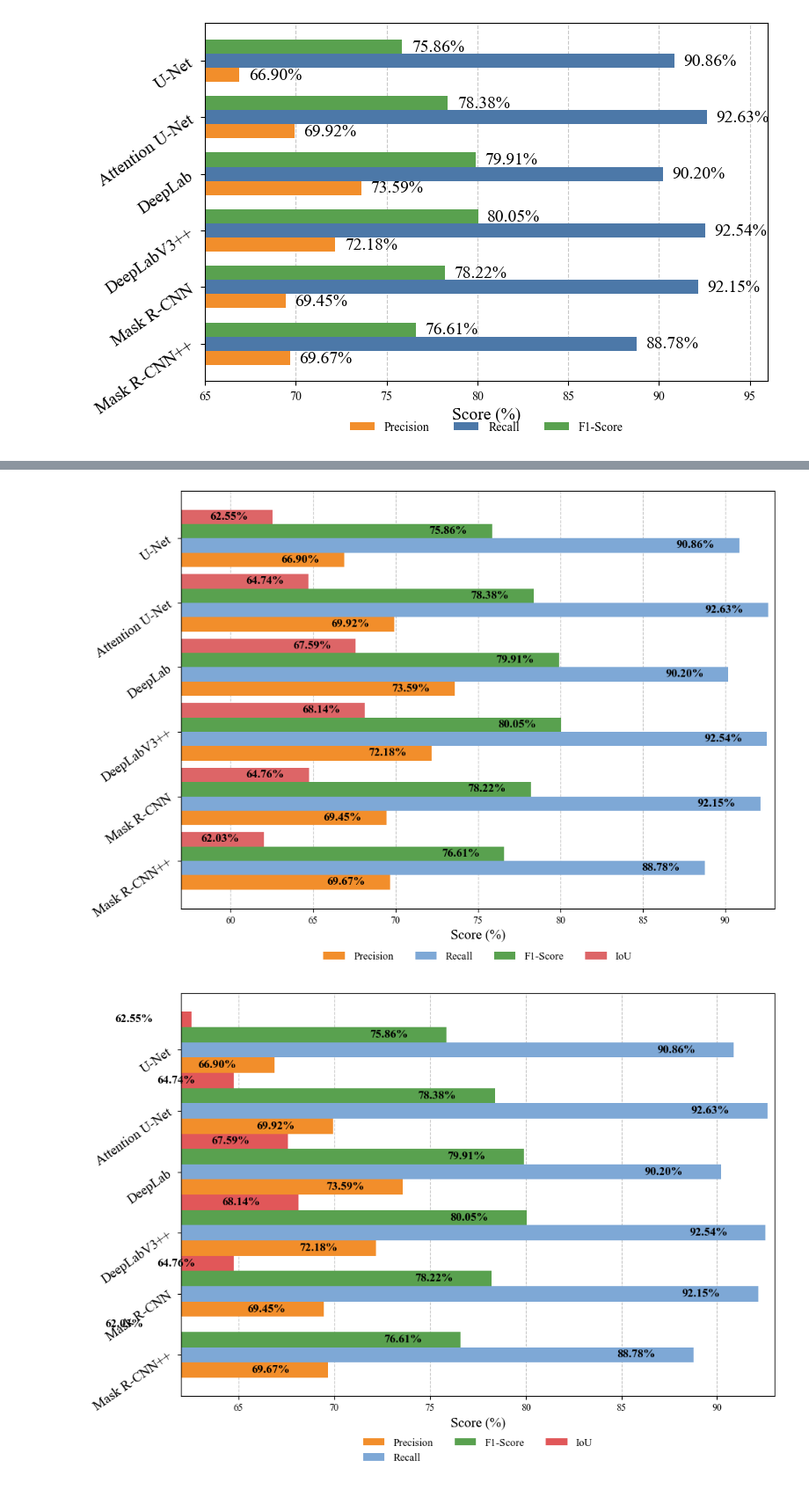
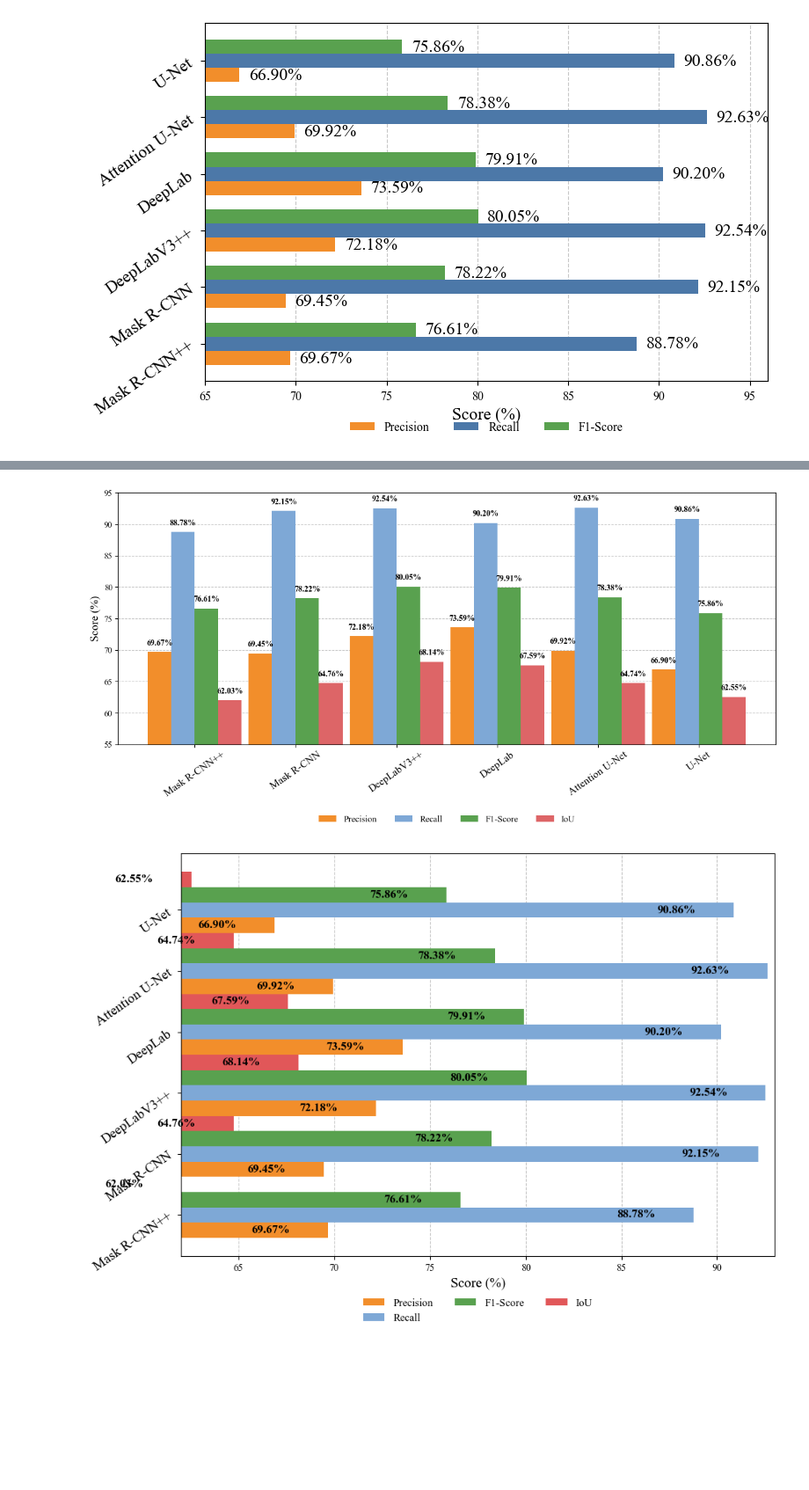
Before and after one commit to ammaster10s/Year3, a Jupyter notebook: Temp/Test.ipynb, the cells around one changed output, grey strips where cells are left out. Shown at 88% size. Cells and saved outputs as stored; diff of their text form; code cells hidden in the pictures; blank space fills up the shorter version.

```diff
--- a/Temp/Test.ipynb
+++ b/Temp/Test.ipynb
@@ -682,66 +678,62 @@ plt.show()
 import matplotlib.pyplot as plt
 import numpy as np
 
 # Set font
 plt.rcParams['font.family'] = 'Times New Roman'
 
 # Data
 models = ['U-Net', 'Attention U-Net', 'DeepLab', 'DeepLabV3++', 'Mask R-CNN', 'Mask R-CNN++']
 precision = [66.90, 69.92, 73.59, 72.18, 69.45, 69.67]
 f1_score = [75.86, 78.38, 79.91, 80.05, 78.22, 76.61]
 recall = [90.86, 92.63, 90.20, 92.54, 92.15, 88.78]
 iou = [62.55, 64.74, 67.59, 68.14, 64.76, 62.03]
 
-# Reverse for plotting
+# Reverse order for consistent visual
 models = models[::-1]
 precision = precision[::-1]
 recall = recall[::-1]
 f1_score = f1_score[::-1]
 iou = iou[::-1]
 
-# Bar settings
-bar_width = 0.25
-index = np.arange(len(models)) * (bar_width * 4.5)  # spacing for 4 bars
+# Bar config
+bar_width = 0.35
+index = np.arange(len(models)) * (bar_width * 4.3)
 
-# Create figure and axes
-fig, ax = plt.subplots(figsize=(10, 7))
+fig, ax = plt.subplots(figsize=(12, 6))
 
-# Plot each metric
-bars1 = ax.barh(index, precision, bar_width, label='Precision', color='#F28E2B')
-bars2 = ax.barh(index + bar_width, recall, bar_width, label='Recall', color="#7EA8D6")
-bars3 = ax.barh(index + 2 * bar_width, f1_score, bar_width, label='F1-Score', color='#59A14F')
-bars4 = ax.barh(index + 3 * bar_width, iou, bar_width, label='IoU', color="#DD6567")
+# Bars
+bars1 = ax.bar(index, precision, bar_width, label='Precision', color='#F28E2B')
+bars2 = ax.bar(index + bar_width, recall, bar_width, label='Recall', color="#7EA8D6")
+bars3 = ax.bar(index + 2 * bar_width, f1_score, bar_width, label='F1-Score', color='#59A14F')
+bars4 = ax.bar(index + 3 * bar_width, iou, bar_width, label='IoU', color="#DD6567")
 
-# Set yticks correctly (middle of grouped bars)
-ax.set_yticks(index + 1.5 * bar_width)
-ax.set_yticklabels(models, fontsize=14, rotation=35)
+# X-axis
+ax.set_xticks(index + 1.5 * bar_width)
+ax.set_xticklabels(models, rotation=35, fontsize=13)
 
-# Add value labels to all bars
-for bars in [bars1, bars2, bars3,bars4]:
+# Add text labels
+for bars in [bars1, bars2, bars3, bars4]:
     for bar in bars:
-        width = bar.get_width()
-        ax.text(width - 1.5, bar.get_y() + bar.get_height() / 2,
-                f'{width:.2f}%', va='center', ha='right', fontsize=12, color='black', fontweight='bold')
+        height = bar.get_height()
+        ax.text(bar.get_x() + bar.get_width() / 2, height + 0.8,
+                f'{height:.2f}%', ha='center', va='bottom', fontsize=9.8, fontweight='bold')
 
-# # For IoU, label on the right side because values are smaller
-# for bar in bars4:
-#     width = bar.get_width()
-#     ax.text(width + 0.5, bar.get_y() + bar.get_height() / 2,
-#             f'{width:.2f}%', va='center', ha='left', fontsize=12, color='black', fontweight='bold')
+# Axis labels
+ax.set_ylabel('Score (%)', fontsize=14)
+ax.set_ylim(55, 95)
 
-# Axis and labels
-ax.set_xlabel('Score (%)', fontsize=14)
-ax.set_xlim(57, 93)
+# Grid + legend
+ax.yaxis.grid(True, linestyle='--', alpha=0.7)
+ax.set_axisbelow(True)
+ax.legend(loc='upper center', bbox_to_anchor=(0.5, -0.25), ncol=4, fontsize=11, frameon=False)
 
-# Grid and legend
-ax.xaxis.grid(True, linestyle='--', alpha=0.7)
-ax.set_axisbelow(True)
-ax.legend(loc='upper center', bbox_to_anchor=(0.5, -0.08), ncol=4, fontsize=11, frameon=False)
+# Layout fixes
+plt.tight_layout()
+plt.subplots_adjust(bottom=0.25)  # More space for model names and legend
 
-plt.tight_layout()
 plt.show()
 # %% [output]
-[figure, old version]
+[figure, new version]
 # %%
 import matplotlib.pyplot as plt
 import numpy as np
```
Also changed, not shown: parts of 1 cell of this notebook.
